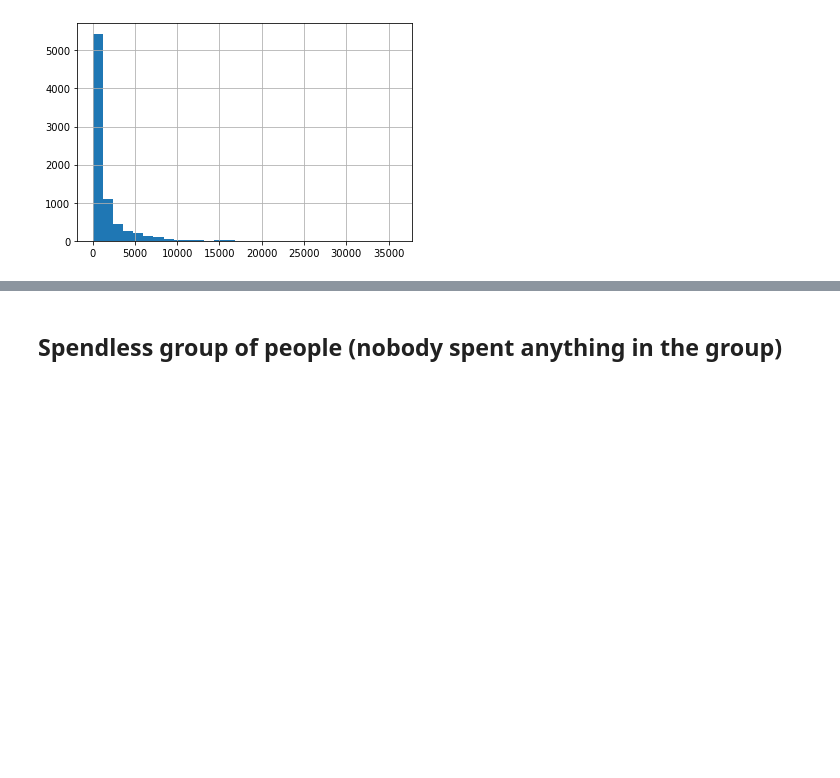
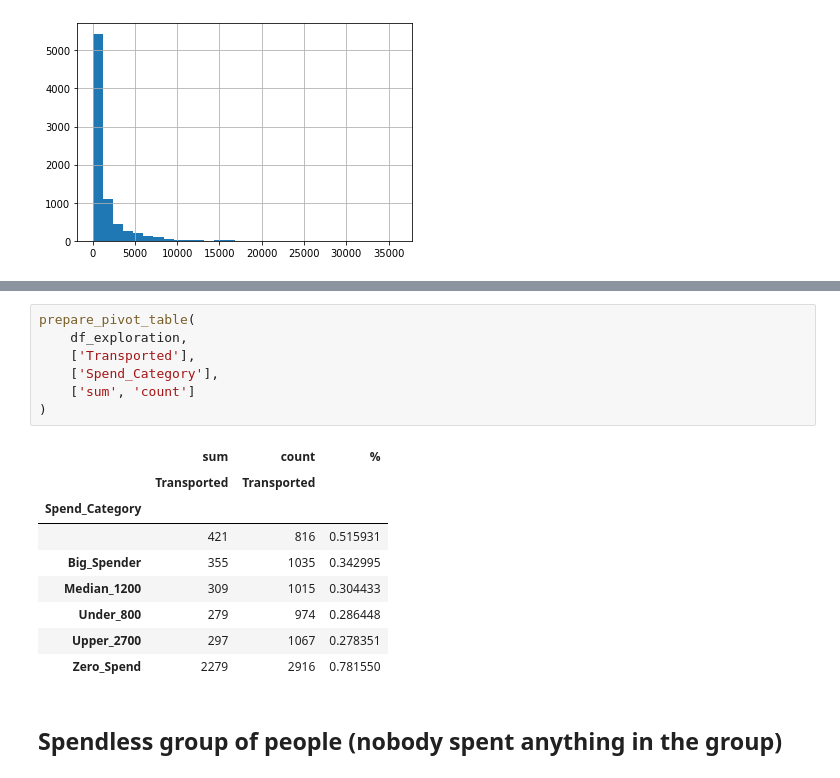
Before and after one commit to PashaIanko/Kaggle.Spaceship-Titanic, a Jupyter notebook: 1_data_exploration.ipynb, the cells around one changed output, grey strips where cells are left out. Saved outputs shown, nothing was run; the diff lists cells and outputs as text; blank space fills up the shorter version.

```diff
--- a/1_data_exploration.ipynb
+++ b/1_data_exploration.ipynb
@@ -1129,3 +1148,20 @@ df_exploration.TotalSpendPerGroup.hist(bins=30)
+# %%
+prepare_pivot_table(
+    df_exploration,
+    ['Transported'],
+    ['Spend_Category'],
+    ['sum', 'count']
+)
+# %% [output]
+|  | sum | count | % |
+|  | Transported | Transported |  |
+| Spend_Category |  |  |  |
+|  | 421 | 816 | 0.515931 |
+| Big_Spender | 355 | 1035 | 0.342995 |
+| Median_1200 | 309 | 1015 | 0.304433 |
+| Under_800 | 279 | 974 | 0.286448 |
+| Upper_2700 | 297 | 1067 | 0.278351 |
+| Zero_Spend | 2279 | 2916 | 0.781550 |
 # %% [markdown]
 ## Spendless group of people (nobody spent anything in the group)
 # %%
```
Also changed, not shown: parts of 12 cells of this notebook.
